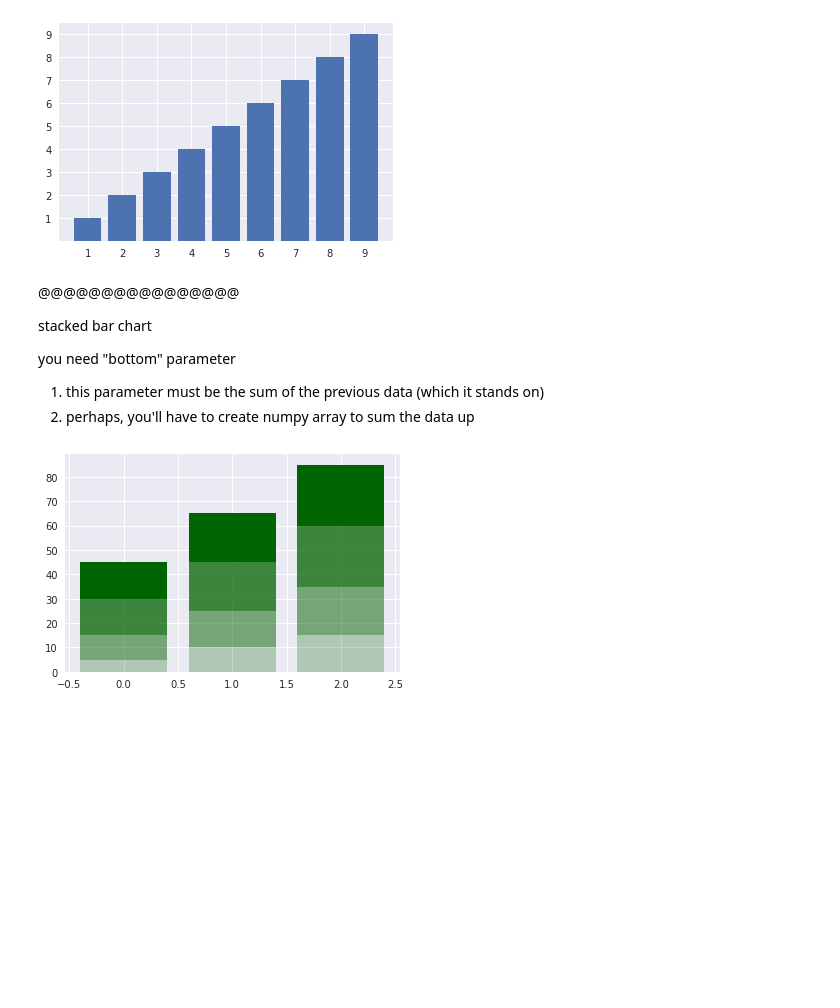
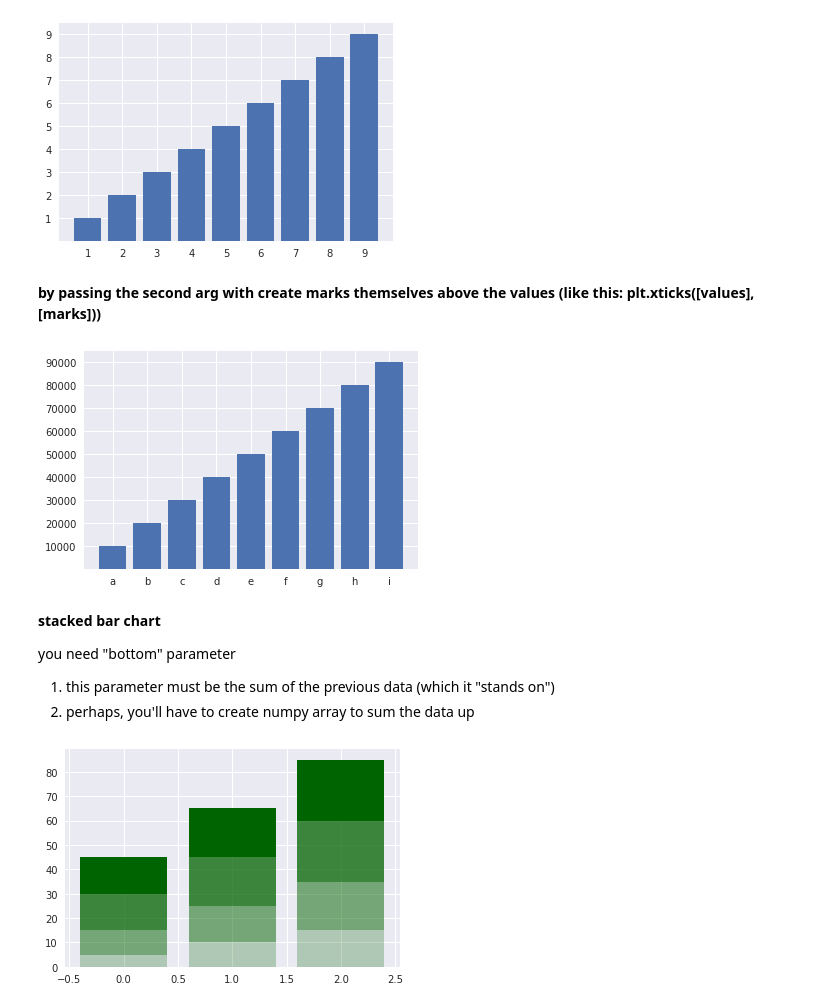
Before and after one commit to babinyurii/cheet_sheets, a Jupyter notebook: matplotlib_cheet_sheet.ipynb, the cells around one changed output. Cells and saved outputs as stored; diff of their text form; code cells hidden in the pictures; blank space fills up the shorter version.

```diff
--- a/matplotlib_cheet_sheet.ipynb
+++ b/matplotlib_cheet_sheet.ipynb
@@ -26,13 +24,23 @@ plt.yticks(list(range(1,10))) # <<<
 plt.show()
 # %% [output]
 [figure]
+# %% [markdown]
+**by passing the second arg with create marks themselves above the values (like this: plt.xticks([values], [marks]))**
+# %%
+fig0 = plt.figure()
+plt.bar(list(range(1,10)),list(range(1,10)))
+plt.xticks(list(range(1,10)), ["a", "b", "c", "d", "e", "f" , "g", "h", "i", "j"]) # <<<
+plt.yticks(list(range(1,10)), list(range(10000, 100000, 10000)))
+plt.show()
+# %% [output]
+[figure, added]
 # %% [markdown]
-@@@@@@@@@@@@@@@@
 
-stacked bar chart
+
+**stacked bar chart**
 
 you need "bottom" parameter
-1. this parameter must be the sum of the previous data (which it stands on)
+1. this parameter must be the sum of the previous data (which it "stands on")
 2. perhaps, you'll have to create numpy array to sum the data up
 # %%
 stack_bar = plt.figure()
```
Also changed, not shown: parts of 25 cells of this notebook.
